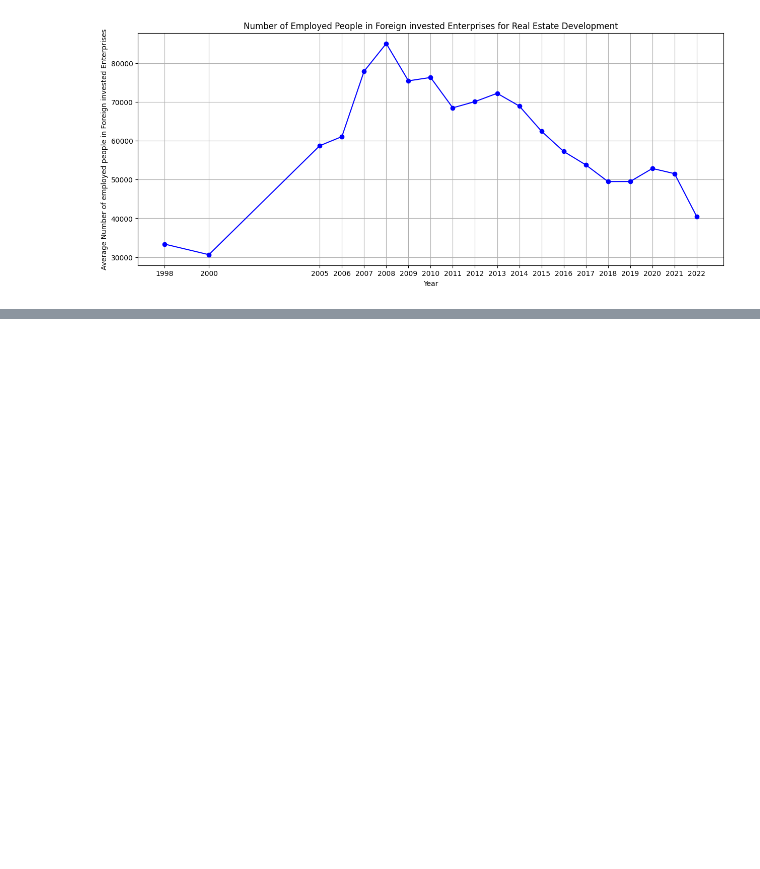
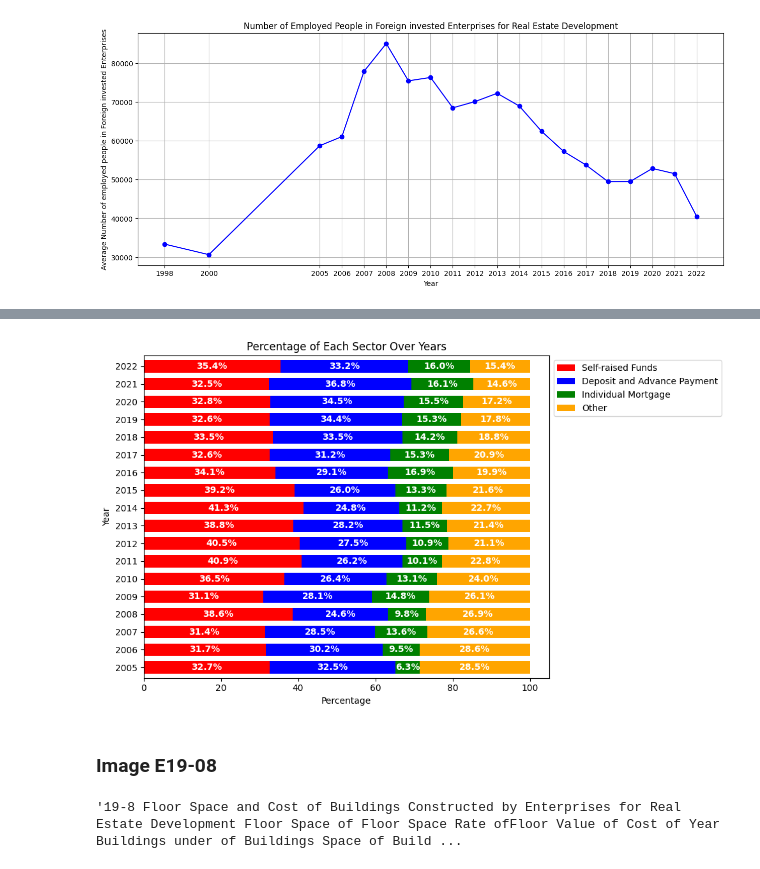
Before and after one commit to trananh91/China-Real-Estate-Analysis, a Jupyter notebook: Scripts/Real estate/Real_estate.ipynb, the cells around one changed output, grey strips where cells are left out. Saved outputs shown, nothing was run; the diff lists cells and outputs as text; code cells hidden in the pictures; blank space fills up the shorter version.

```diff
--- a/Scripts/Real estate/Real_estate.ipynb
+++ b/Scripts/Real estate/Real_estate.ipynb
@@ -683,0 +844,3 @@ plot_line_chart(df, "..\..\Saved figures\Real estate\Employed_foreign.png")
+# %%
+img_path = "..\..\Data\Raw\Real_estate\E19-07.jpg" # Number of enterprises for real estate development (7 cols)
+actual_funds = ocr_scan(img_path)
@@ -683,0 +1045,13 @@ plot_line_chart(df, "..\..\Saved figures\Real estate\Employed_foreign.png")
+# %%
+def convert_to_percentage(df):
+    # Select only the numeric columns (excluding the 'Year' column)
+    numeric_columns = df.columns.difference(['Year'])
+
+    # Convert values to percentages
+    df[numeric_columns] = df[numeric_columns].div(df[numeric_columns].sum(axis=1), axis=0) * 100
+
+    return df
+
+# Convert values to percentages
+df_percentage = convert_to_percentage(df)
+print(df_percentage)
@@ -683,0 +1076,38 @@ plot_line_chart(df, "..\..\Saved figures\Real estate\Employed_foreign.png")
+# %%
+def plot_horizontal_stacked_bar_chart(df, filename):
+    # Convert values to percentages
+    df = convert_to_percentage(df)
+
+    # Set the figure size
+    fig, ax = plt.subplots(figsize=(10, 6))
+
+    colors = ['red', 'blue', 'green', 'orange']
+
+    # Plot the horizontal stacked bar chart
+    bars = df.set_index('Year').plot(kind='barh', stacked=True, color=colors, width=0.7, ax=ax)
+
+    # Add labels and title
+    ax.set_xlabel('Percentage')
+    ax.set_ylabel('Year')
+    ax.set_title('Percentage of Each Sector Over Years')
+
+    # Add percentages on the bars
+    for bar in bars.patches:
+        width, height = bar.get_width(), bar.get_height()
+        x, y = bar.get_xy()
+        ax.text(x + width / 2, y + height / 2, f'{width:.1f}%', ha='center', va='center',color='white',weight='bold')
+
+    ax.legend(loc='upper left', bbox_to_anchor=(1, 1))
+    plt.tight_layout()
+
+    plt.savefig(filename)
+
+    # Show the plot
+    plt.show()
+
+# Example usage
+plot_horizontal_stacked_bar_chart(df_percentage, "..\..\Saved figures\Real estate\Funds.png")
+# %% [output]
+[figure, added]
+# %% [markdown]
+### Image E19-08
@@ -683,0 +1117,4 @@ plot_line_chart(df, "..\..\Saved figures\Real estate\Employed_foreign.png")
+# %%
+floor_space
+# %% [output]
+'19-8 Floor Space and Cost of Buildings Constructed by Enterprises for Real Estate Development Floor Space of Floor Space Rate ofFloor Value of Cost of Year Buildings under of Buildings Space of Build ...
```
Also changed, not shown: parts of 28 cells of this notebook, 4 other files.
